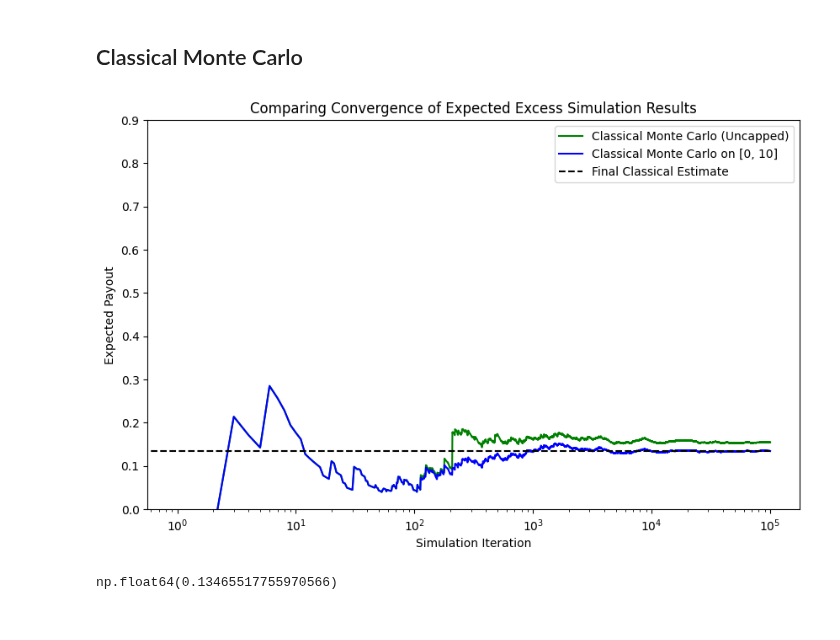
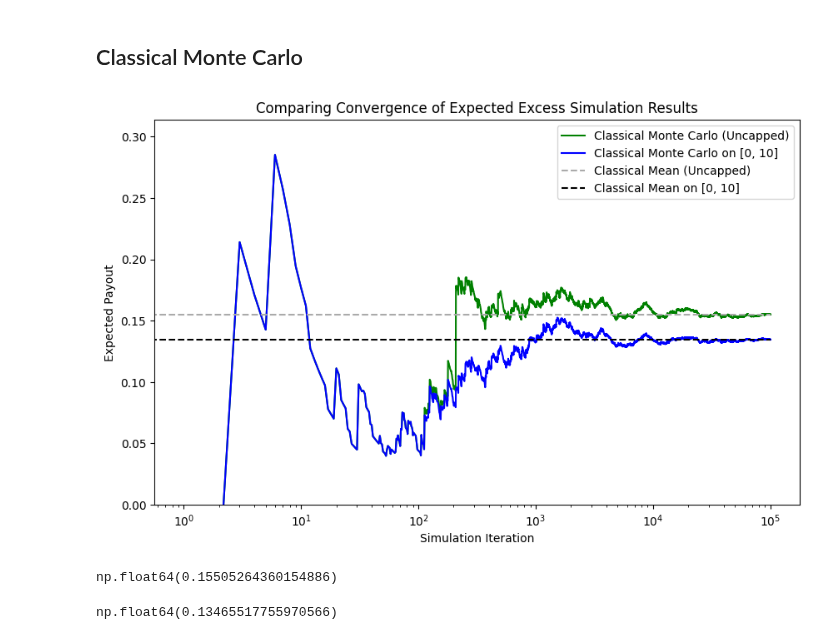
Before and after one commit to AlexFiliakov/knowledge-pricing, a Jupyter notebook: 4.b. Quantum Excess Evaluation Algorithm.ipynb, the cells around one changed output. Saved outputs shown, nothing was run; the diff lists cells and outputs as text; code cells hidden in the pictures.

```diff
--- a/4.b. Quantum Excess Evaluation Algorithm.ipynb
+++ b/4.b. Quantum Excess Evaluation Algorithm.ipynb
@@ -1368,13 +1338,14 @@ qc_ae = qc.copy()
 qc_ae.remove_final_measurements()
 qc_ae = qc_ae.decompose()
 
-# 2) Locate your payout ancilla in the flattened qubit list
-obj_qubit_idx = qc_ae.qubits.index(payout_aux[0])
+# 2) Locate indices of the qubits
+flag_idx   = [i for i, q in enumerate(qc_ae.qubits) if q._register.name == "flag"][0]
+payout_idx = [i for i, q in enumerate(qc_ae.qubits) if q._register.name == "payout_aux"][0]
 
 # 3) Build the EstimationProblem
 problem = EstimationProblem(
     state_preparation=qc_ae,
-    objective_qubits=[obj_qubit_idx]
+    objective_qubits=[payout_idx]
 )
 
 # 4) Run Amplitude Estimation
@@ -1382,6 +1353,6 @@ ae     = AmplitudeEstimation(num_eval_qubits=num_qubits)
 result = ae.estimate(problem)
 
 # 5) Extract and print the payoff
-payout = (result.estimation - 0.5) / c_param
-print("QAE payout =", payout)
+payout_excess = (result.estimation - 0.5) / c_param
+print("QAE payout =", payout_excess * coins)
 # %% [output]
@@ -1682,24 +1675,29 @@ for i in range(cmc_samples):
 # %%
 cmc_running_mean = np.cumsum(cmc_results) / np.arange(1, len(cmc_results) + 1)
 cmc_running_mean_0_10 = np.cumsum(cmc_results_0_10) / np.arange(1, len(cmc_results_0_10) + 1)
 cmc_x = range(cmc_samples)
 
 # Plot the results
 plt.figure(figsize=(10, 6)) #, dpi=300)
 plt.plot(cmc_x, cmc_running_mean, 'g-', label='Classical Monte Carlo (Uncapped)')
 plt.plot(cmc_x, cmc_running_mean_0_10, 'b-', label='Classical Monte Carlo on [0, 10]')
 # plt.plot(df_conv["shots"], df_conv["expected_payment"], 'r-', label='Quantum Monte Carlo on [0, 10]')
-plt.hlines(y=cmc_running_mean_0_10[-1], xmin=0, xmax=cmc_samples, color='k', linestyle='--', label='Final Classical Estimate')
+plt.hlines(y=cmc_running_mean[-1], xmin=0, xmax=cmc_samples, color='#aaaaaa', linestyle='--', label='Classical Mean (Uncapped)')
+plt.hlines(y=cmc_running_mean_0_10[-1], xmin=0, xmax=cmc_samples, color='k', linestyle='--', label='Classical Mean on [0, 10]')
 plt.legend(loc='best')
 plt.title('Comparing Convergence of Expected Excess Simulation Results')
 plt.xlabel('Simulation Iteration')
 plt.ylabel('Expected Payout')
-plt.ylim(0, 0.9)
+plt.ylim(0, 1.1 * max(np.max(cmc_running_mean), np.max(cmc_running_mean_0_10)))
 plt.xscale('log', base=10)
 plt.axis([0, None, 0, None])
 plt.show()
 # %% [output]
-[figure, old version]
+[figure, new version]
+# %%
+cmc_running_mean[-1]
+# %% [output]
+np.float64(0.15505264360154886)
 # %%
 cmc_running_mean_0_10[-1]
 # %% [output]
```
Also changed, not shown: parts of 29 cells of this notebook.
